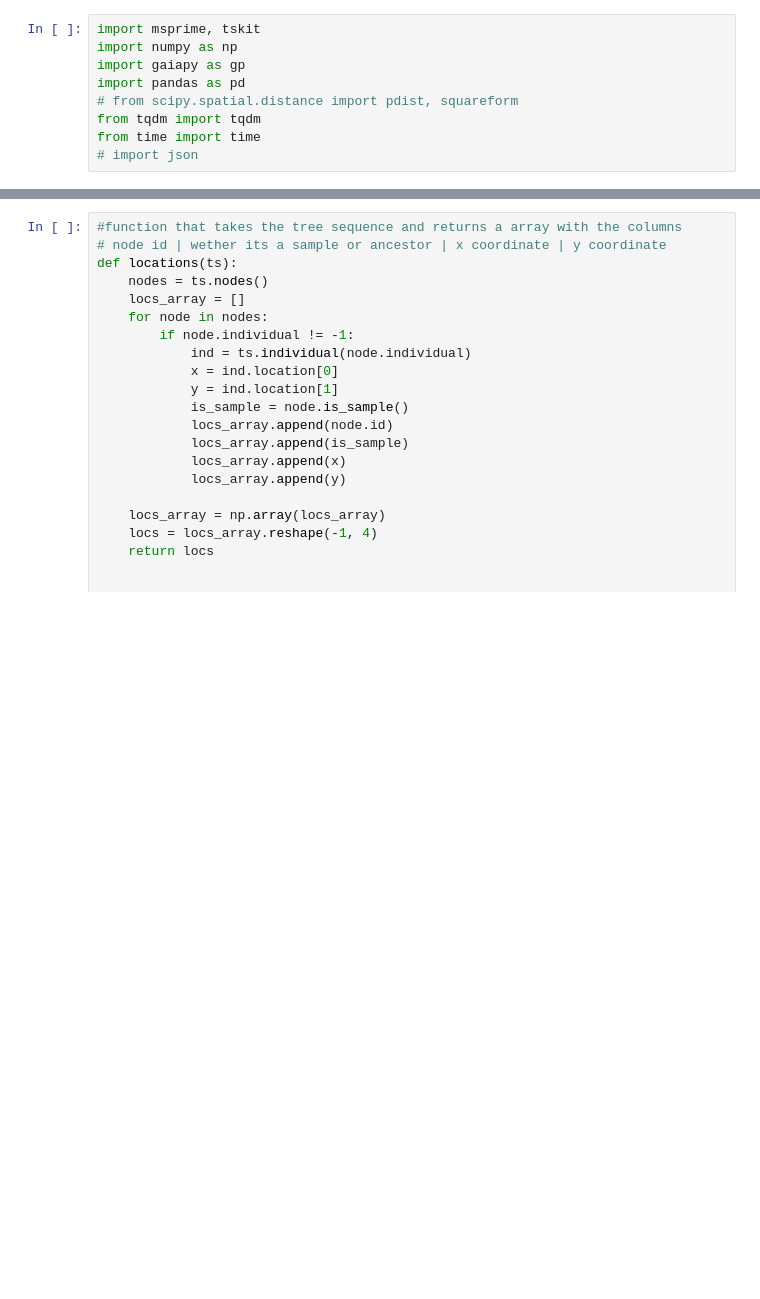
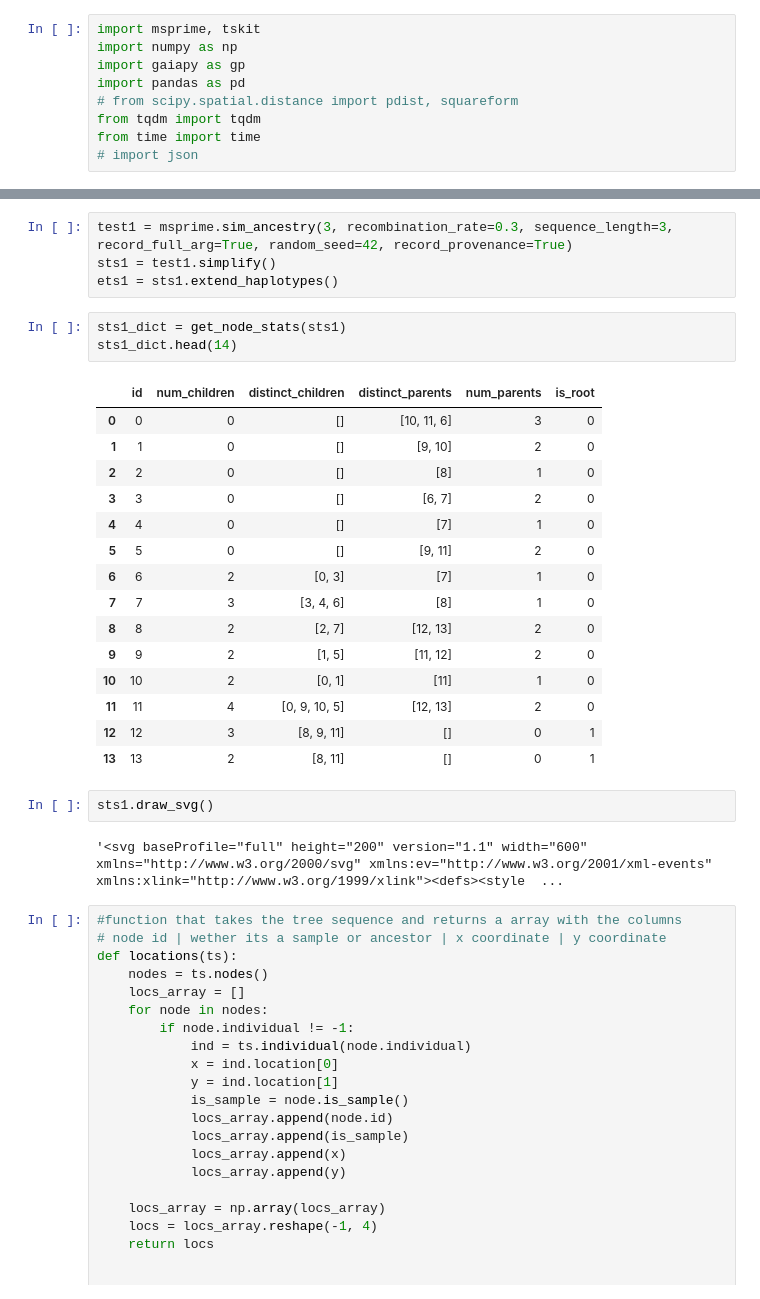
Before and after one commit to gbradburd/extend-gaia, a Jupyter notebook: testing_span.ipynb, the cells around one changed output, grey strips where cells are left out. Saved outputs shown, nothing was run; the diff lists cells and outputs as text; blank space fills up the shorter version.

```diff
--- a/testing_span.ipynb
+++ b/testing_span.ipynb
@@ -17,3 +63,30 @@ ValueError: Can only compare identically-labeled Series objects
+# %%
+test1 = msprime.sim_ancestry(3, recombination_rate=0.3, sequence_length=3, record_full_arg=True, random_seed=42, record_provenance=True)
+sts1 = test1.simplify()
+ets1 = sts1.extend_haplotypes()
+# %%
+sts1_dict = get_node_stats(sts1)
+sts1_dict.head(14)
+# %% [output]
+|  | id | num_children | distinct_children | distinct_parents | num_parents | is_root |
+| 0 | 0 | 0 | [] | [10, 11, 6] | 3 | 0 |
+| 1 | 1 | 0 | [] | [9, 10] | 2 | 0 |
+| 2 | 2 | 0 | [] | [8] | 1 | 0 |
+| 3 | 3 | 0 | [] | [6, 7] | 2 | 0 |
+| 4 | 4 | 0 | [] | [7] | 1 | 0 |
+| 5 | 5 | 0 | [] | [9, 11] | 2 | 0 |
+| 6 | 6 | 2 | [0, 3] | [7] | 1 | 0 |
+| 7 | 7 | 3 | [3, 4, 6] | [8] | 1 | 0 |
+| 8 | 8 | 2 | [2, 7] | [12, 13] | 2 | 0 |
+| 9 | 9 | 2 | [1, 5] | [11, 12] | 2 | 0 |
+| 10 | 10 | 2 | [0, 1] | [11] | 1 | 0 |
+| 11 | 11 | 4 | [0, 9, 10, 5] | [12, 13] | 2 | 0 |
+| 12 | 12 | 3 | [8, 9, 11] | [] | 0 | 1 |
+| 13 | 13 | 2 | [8, 11] | [] | 0 | 1 |
+# %%
+sts1.draw_svg()
+# %% [output]
+'<svg baseProfile="full" height="200" version="1.1" width="600" xmlns="http://www.w3.org/2000/svg" xmlns:ev="http://www.w3.org/2001/xml-events" xmlns:xlink="http://www.w3.org/1999/xlink"><defs><style  ...
 # %%
 #function that takes the tree sequence and returns a array with the columns
 # node id | wether its a sample or ancestor | x coordinate | y coordinate
```
Also changed, not shown: parts of 3 cells of this notebook, 3 other files.
